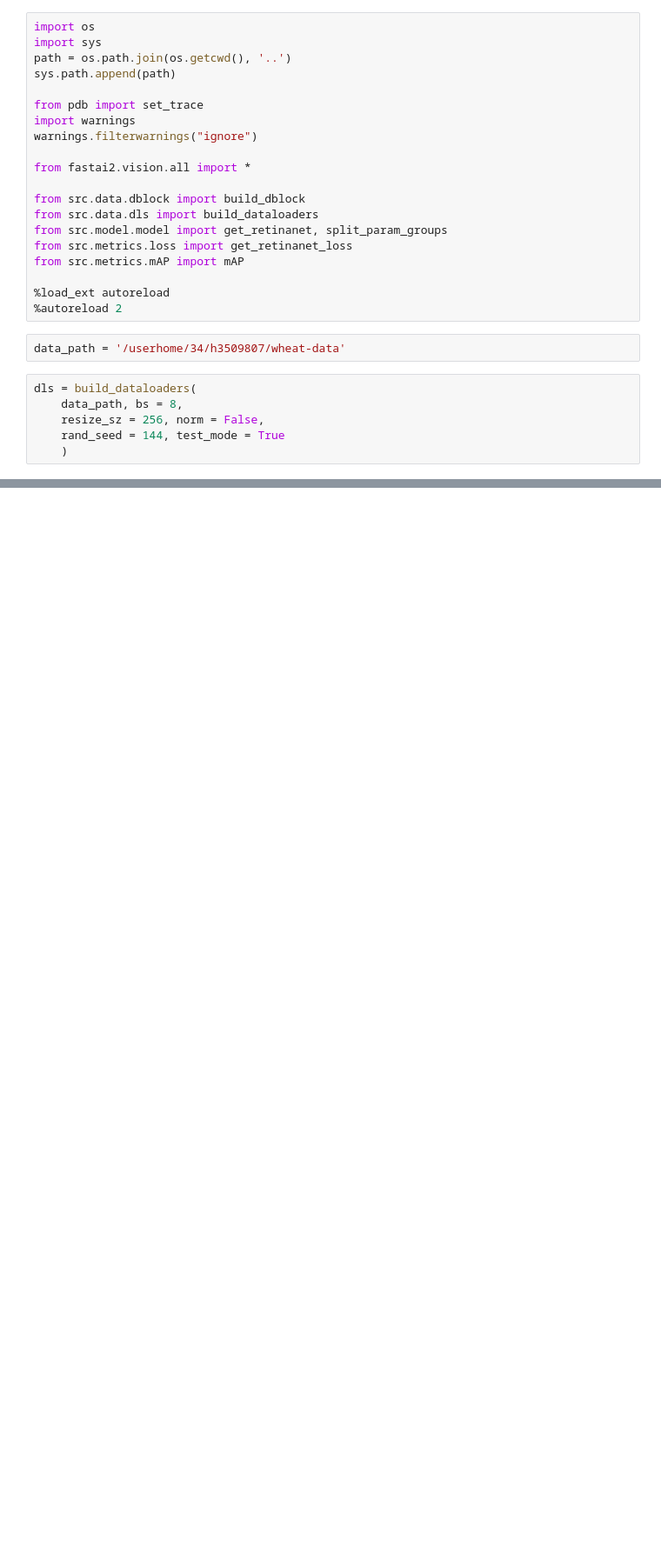
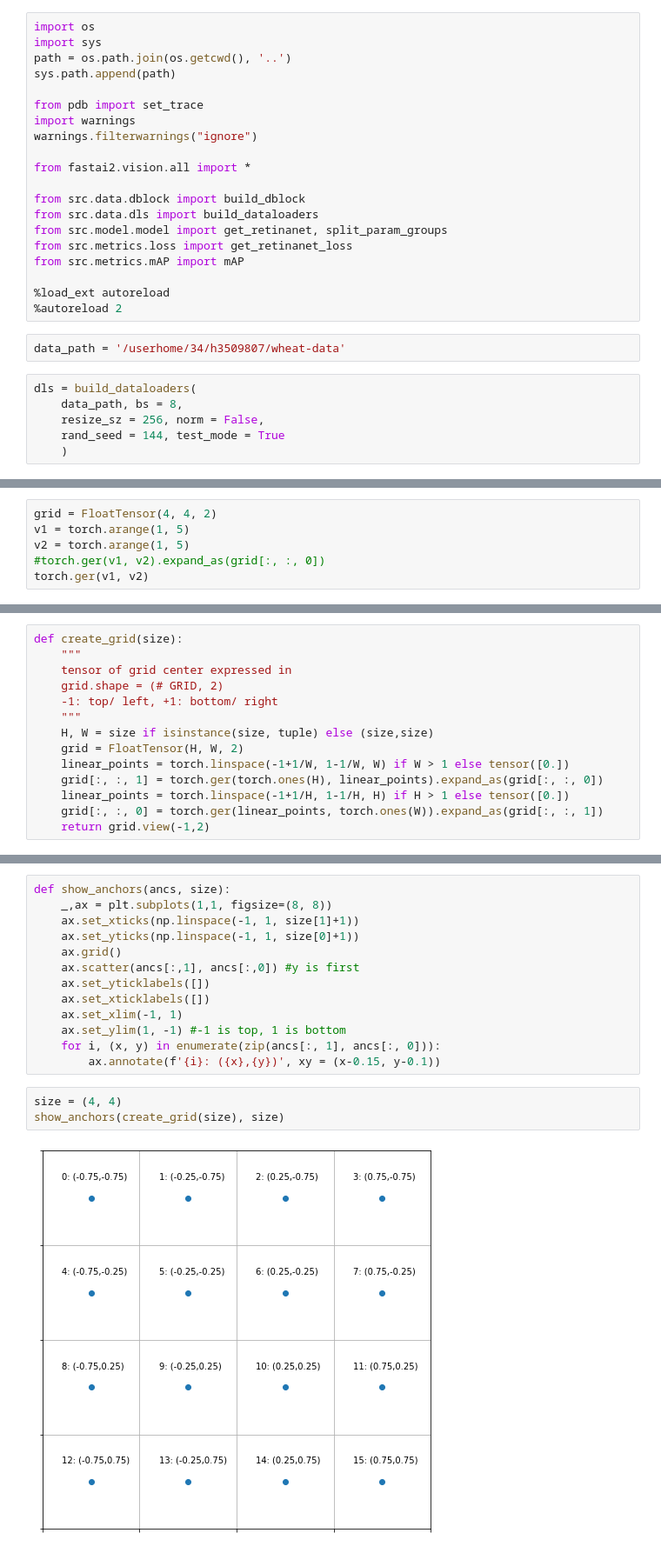
Before and after one commit to riven314/Wheat-Detection-2020, a Jupyter notebook: ipynb/analyze_retinanet_model.ipynb, the cells around one changed output, grey strips where cells are left out. Shown: that part at 87% size. Drawn from its saved outputs; the diff is of its cells as text; blank space fills up the shorter version.

```diff
--- a/ipynb/analyze_retinanet_model.ipynb
+++ b/ipynb/analyze_retinanet_model.ipynb
@@ -33,0 +54,6 @@ dls = build_dataloaders(
+# %%
+grid = FloatTensor(4, 4, 2)
+v1 = torch.arange(1, 5)
+v2 = torch.arange(1, 5)
+#torch.ger(v1, v2).expand_as(grid[:, :, 0])
+torch.ger(v1, v2)
@@ -33,0 +67,14 @@ dls = build_dataloaders(
+# %%
+def create_grid(size):
+    """
+    tensor of grid center expressed in
+    grid.shape = (# GRID, 2)
+    -1: top/ left, +1: bottom/ right
+    """
+    H, W = size if isinstance(size, tuple) else (size,size)
+    grid = FloatTensor(H, W, 2)
+    linear_points = torch.linspace(-1+1/W, 1-1/W, W) if W > 1 else tensor([0.])
+    grid[:, :, 1] = torch.ger(torch.ones(H), linear_points).expand_as(grid[:, :, 0])
+    linear_points = torch.linspace(-1+1/H, 1-1/H, H) if H > 1 else tensor([0.])
+    grid[:, :, 0] = torch.ger(linear_points, torch.ones(W)).expand_as(grid[:, :, 1])
+    return grid.view(-1,2)
@@ -33,0 +101,18 @@ dls = build_dataloaders(
+# %%
+def show_anchors(ancs, size):
+    _,ax = plt.subplots(1,1, figsize=(8, 8))
+    ax.set_xticks(np.linspace(-1, 1, size[1]+1))
+    ax.set_yticks(np.linspace(-1, 1, size[0]+1))
+    ax.grid()
+    ax.scatter(ancs[:,1], ancs[:,0]) #y is first
+    ax.set_yticklabels([])
+    ax.set_xticklabels([])
+    ax.set_xlim(-1, 1)
+    ax.set_ylim(1, -1) #-1 is top, 1 is bottom
+    for i, (x, y) in enumerate(zip(ancs[:, 1], ancs[:, 0])):
+        ax.annotate(f'{i}: ({x},{y})', xy = (x-0.15, y-0.1))
+# %%
+size = (4, 4)
+show_anchors(create_grid(size), size)
+# %% [output]
+[figure, added]
```
Also changed, not shown: parts of 28 cells of this notebook.
